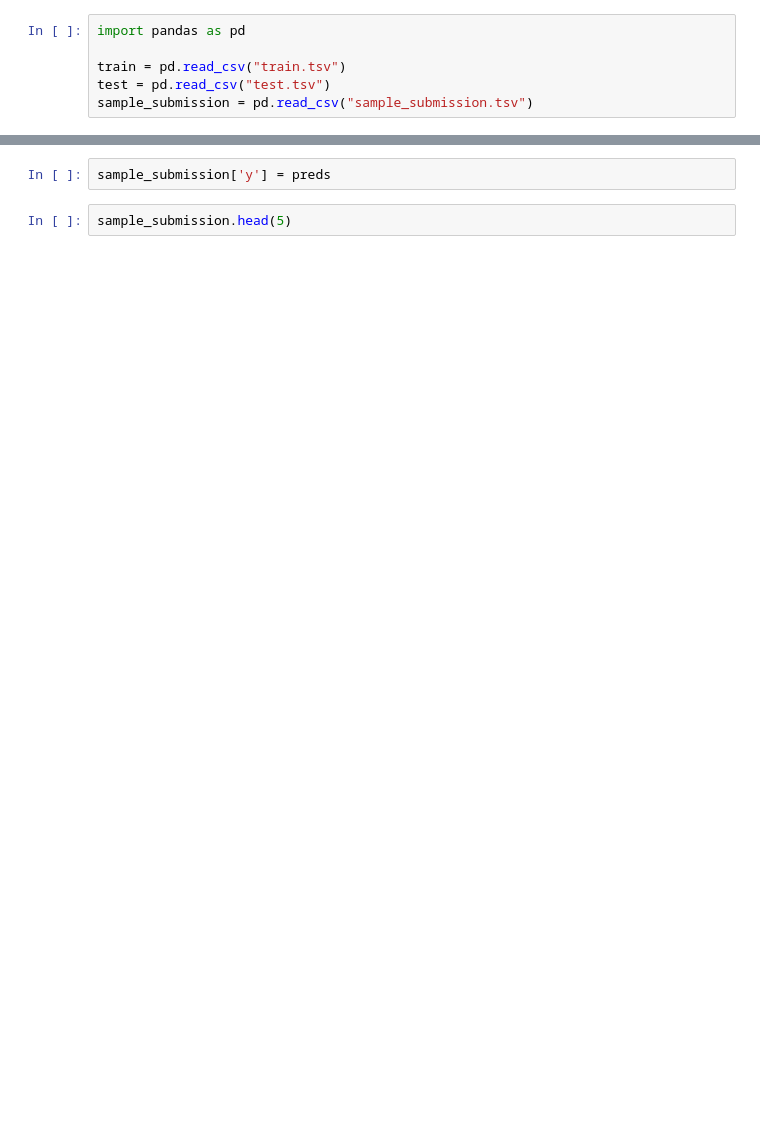
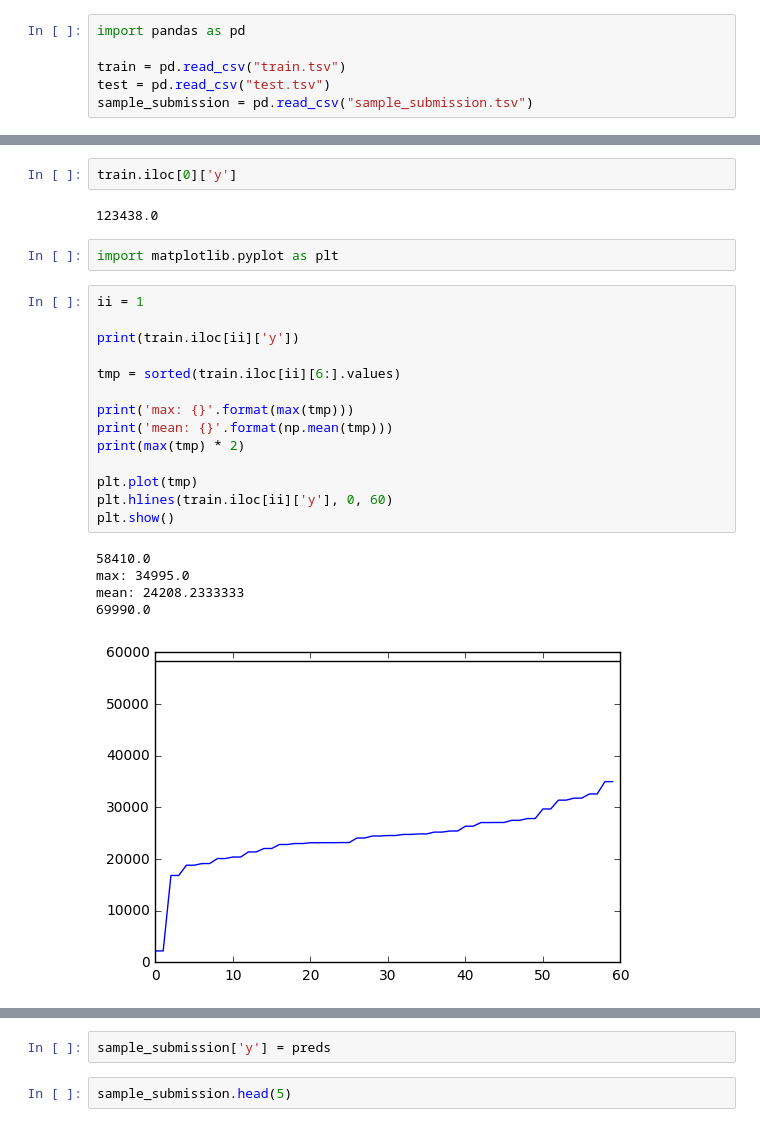
Before and after one commit to akarazeev/ML-6-7sem-MIPT-2017, a Jupyter notebook: hw3/Baseline_GBM_solution.ipynb, the cells around one changed output, grey strips where cells are left out. Drawn from its saved outputs; the diff is of its cells as text; blank space fills up the shorter version.

```diff
--- a/hw3/Baseline_GBM_solution.ipynb
+++ b/hw3/Baseline_GBM_solution.ipynb
@@ -19,3 +73,29 @@ y = train['y']
 print len(X), len(y)
 # %% [output]
 7246 7246
+# %%
+train.iloc[0]['y']
+# %% [output]
+123438.0
+# %%
+import matplotlib.pyplot as plt
+# %%
+ii = 1
+
+print(train.iloc[ii]['y'])
+
+tmp = sorted(train.iloc[ii][6:].values)
+
+print('max: {}'.format(max(tmp)))
+print('mean: {}'.format(np.mean(tmp)))
+print(max(tmp) * 2)
+
+plt.plot(tmp)
+plt.hlines(train.iloc[ii]['y'], 0, 60)
+plt.show()
+# %% [output]
+58410.0
+max: 34995.0
+mean: 24208.2333333
+69990.0
+[figure, added]
```
Also changed, not shown: parts of 15 cells of this notebook.
